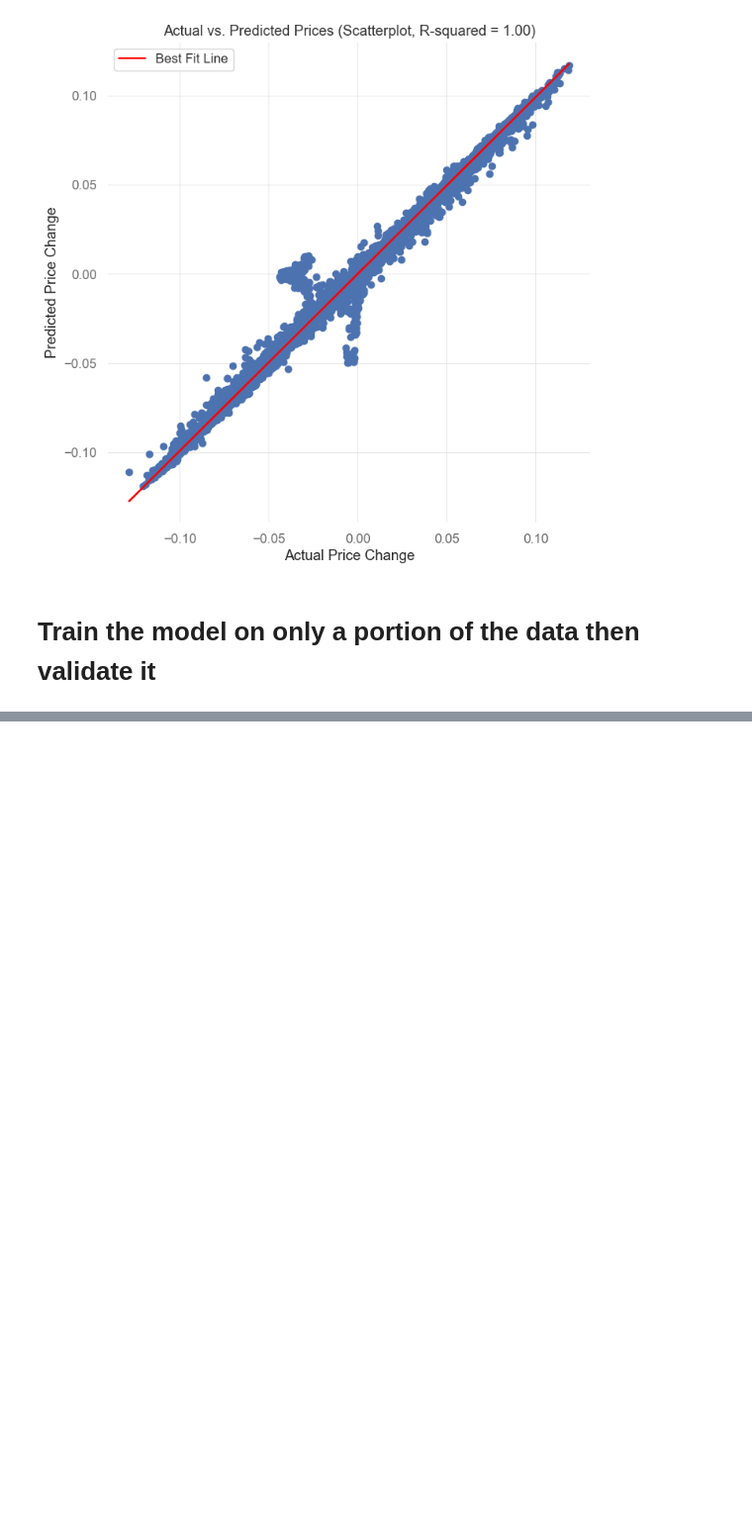
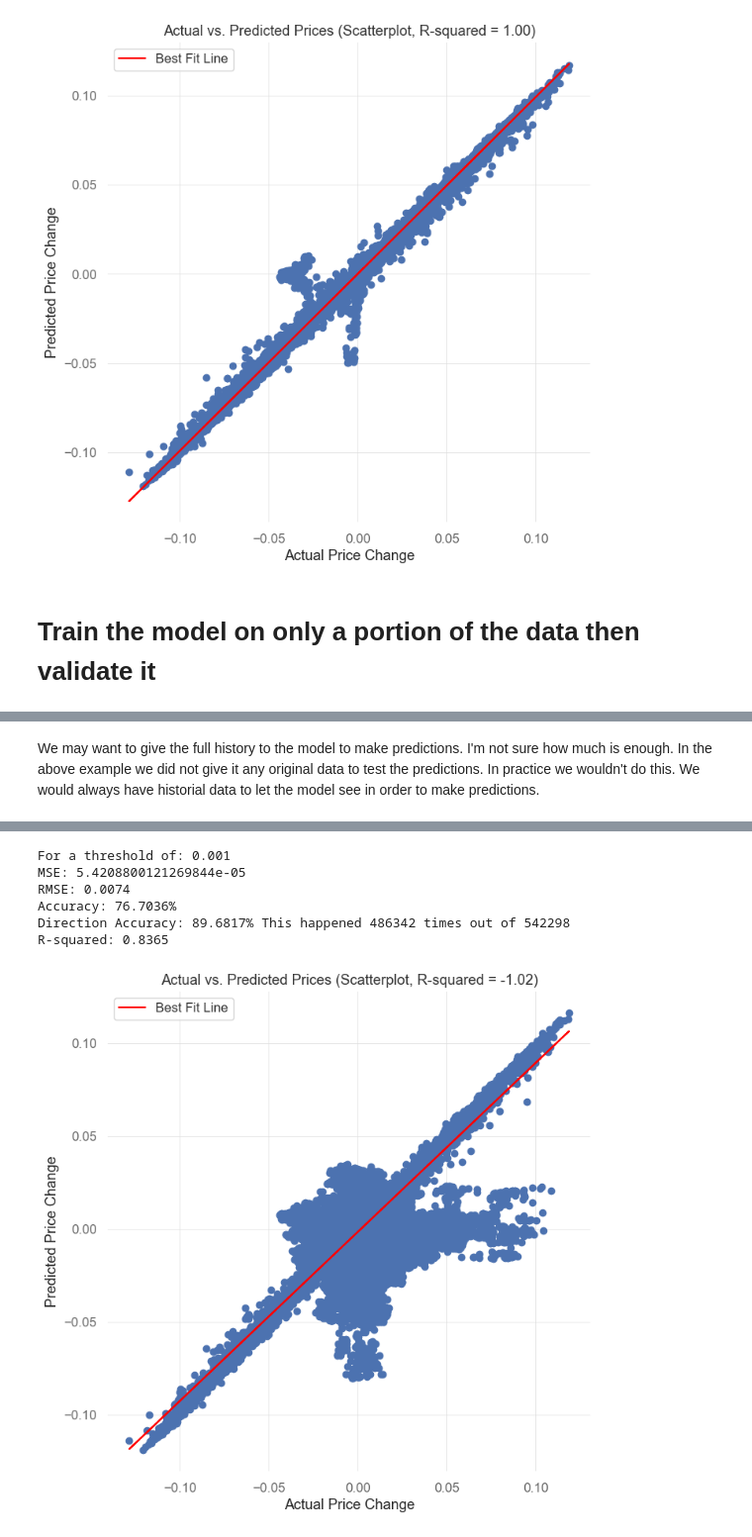
Before and after one commit to eervin123/feature-engineering, a Jupyter notebook: random-forest/random-forest-testing-momo-v1.2.ipynb, the cells around one changed output, grey strips where cells are left out. Shown at 99% size. Drawn from its saved outputs; the diff is of its cells as text; code cells hidden in the pictures; blank space fills up the shorter version.

Commit message:
updated with train - test and then validation

```diff
--- a/random-forest/random-forest-testing-momo-v1.2.ipynb
+++ b/random-forest/random-forest-testing-momo-v1.2.ipynb
@@ -342,0 +355,37 @@ plot_scatter(y_val, y_pred, stats['r2'])
+# %% [markdown]
+We may want to give the full history to the model to make predictions. I'm not sure how much is enough. In the above example we did not give it any original data to test the predictions. In practice we wouldn't do this. We would always have historial data to let the model see in order to make predictions.
+# %%
+# Test the model on the full dataset
+
+forecast = 8*60 # minutes into the future to predict
+data_filter = len(data)*1.00 # 100% of the data will be used for training
+df = data.iloc[:int(data_filter)] # full data
+cols = df.columns
+
+# Create the features (X) and target (y) data using numpy
+X = df[cols].iloc[:-forecast].values # signal and volume
+y = df['Close'].pct_change(forecast).dropna().iloc[:-forecast].values.reshape(-1, 1) # future
+
+# Split the data into training and testing sets and make sure they are the same length
+min_length = min(len(X), len(y))
+X = X[:min_length]
+y = y[:min_length]
+
+# Use the model on the full dataset
+logging.info(f"Applying model to full dataset")
+y_val = df['Close'].shift(-forecast).pct_change(forecast).dropna() # future
+X_val = df[cols][-len(y_val):] # signal and volume
+y_val = y_val.values.reshape(-1, 1) # reshape to 2D
+# make predictions
+logging.info(f"Making predictions")
+y_pred = model.predict(X_val.values)
+logging.info(f"Predictions made")
+
+# remove NaNs and infinities
+valid_indices = ~np.isnan(y_pred) & ~np.isnan(y_val.ravel()) # remove NaNs
+y_pred = y_pred[valid_indices]
+y_val = y_val[valid_indices]
+
+calculate_and_print_results(y_val, y_pred, threshold=0.001)
+plot_scatter(y_val, y_pred, stats['r2'])
+# %% [output]
@@ -342,0 +395,7 @@ plot_scatter(y_val, y_pred, stats['r2'])
+For a threshold of: 0.001
+MSE: 5.4208800121269844e-05
+RMSE: 0.0074
+Accuracy: 76.7036%
+Direction Accuracy: 89.6817% This happened 486342 times out of 542298
+R-squared: 0.8365
+[figure, added]
```
Also changed, not shown: parts of 4 cells of this notebook.
